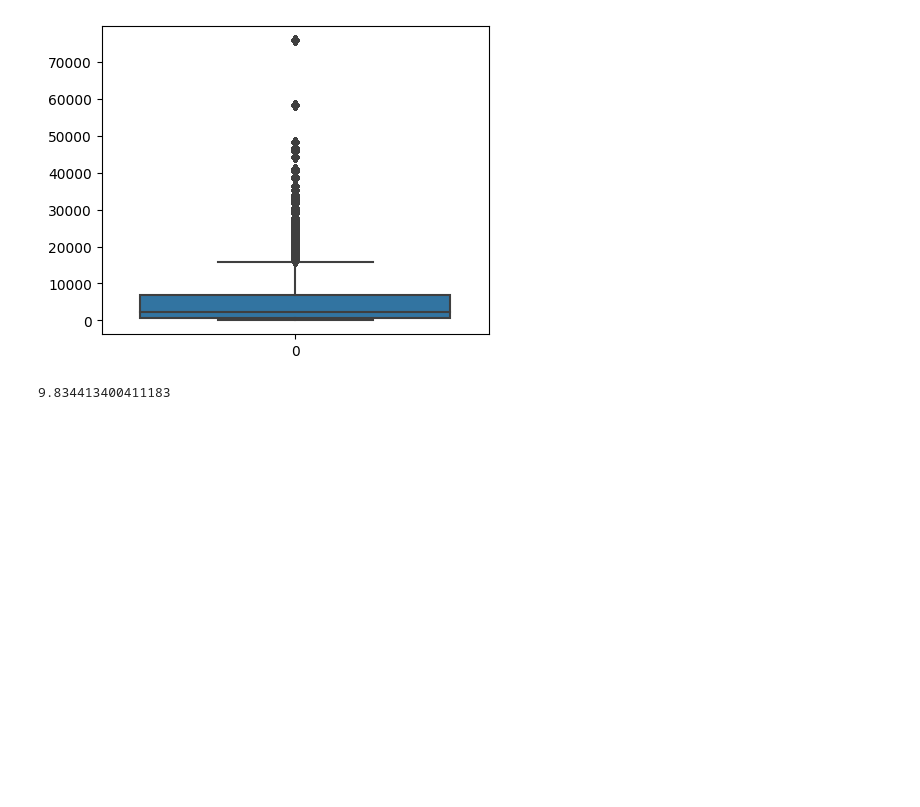
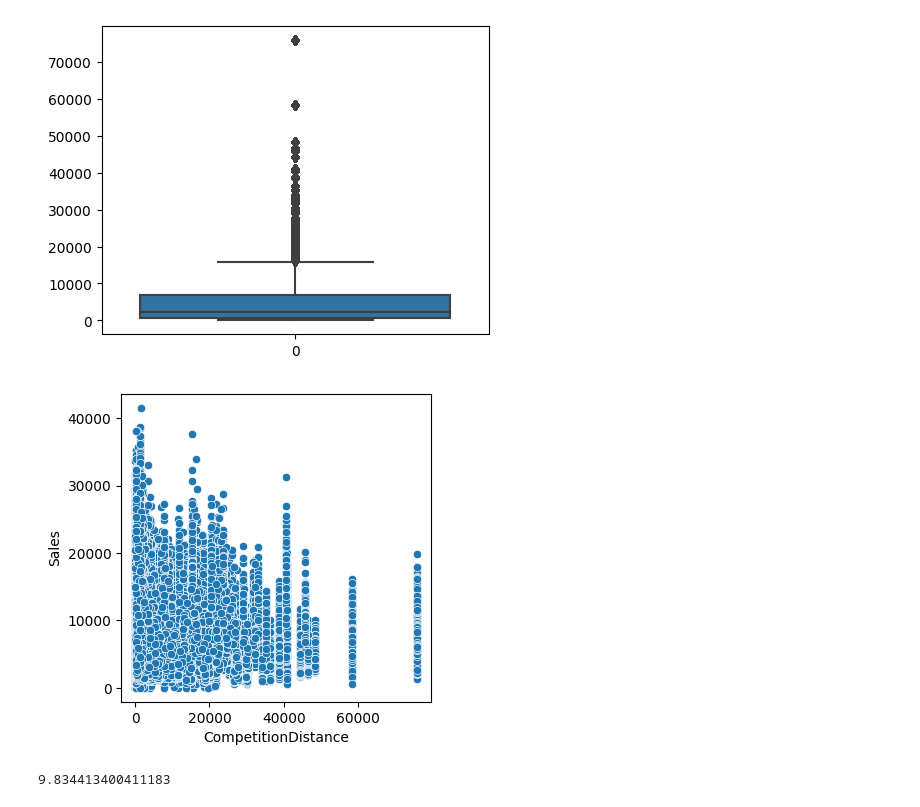
Before and after one commit to abhikr11/Retail_Sales_Prediction, a Jupyter notebook: Retail_Sales_Prediction.ipynb, the cells around one changed output. Saved outputs shown, nothing was run; the diff lists cells and outputs as text; code cells hidden in the pictures; blank space fills up the shorter version.

```diff
--- a/Retail_Sales_Prediction.ipynb
+++ b/Retail_Sales_Prediction.ipynb
@@ -1559,6 +1567,13 @@ sns.boxplot(df1.CompetitionDistance)
 plt.show()
 # %% [output]
 [figure]
+# %%
+# scatter plot for sales and competition distance
+plt.figure(figsize = (4,4))
+sns.scatterplot(x=df1.CompetitionDistance, y=df1.Sales)
+plt.show()
+# %% [output]
+[figure, added]
 # %%
 #define different quantile for Competition Distance
 Q1 = df1.CompetitionDistance.quantile(0.25)
```
Also changed, not shown: parts of 105 cells of this notebook.
